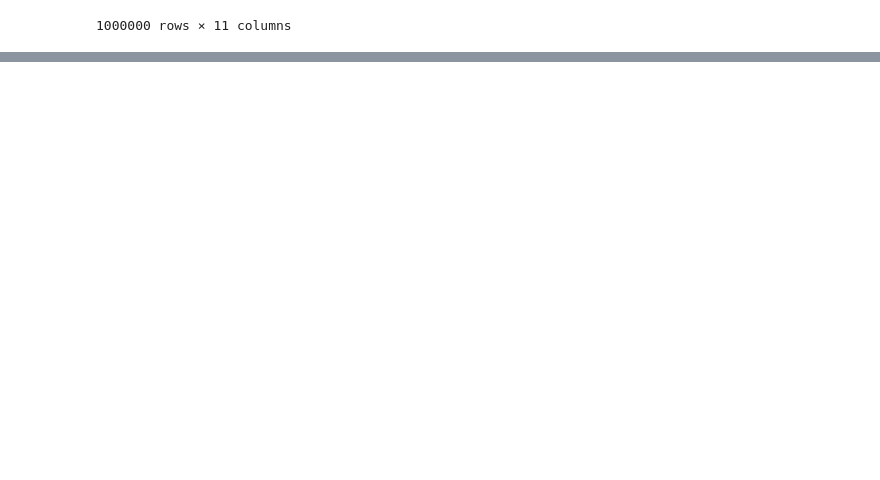
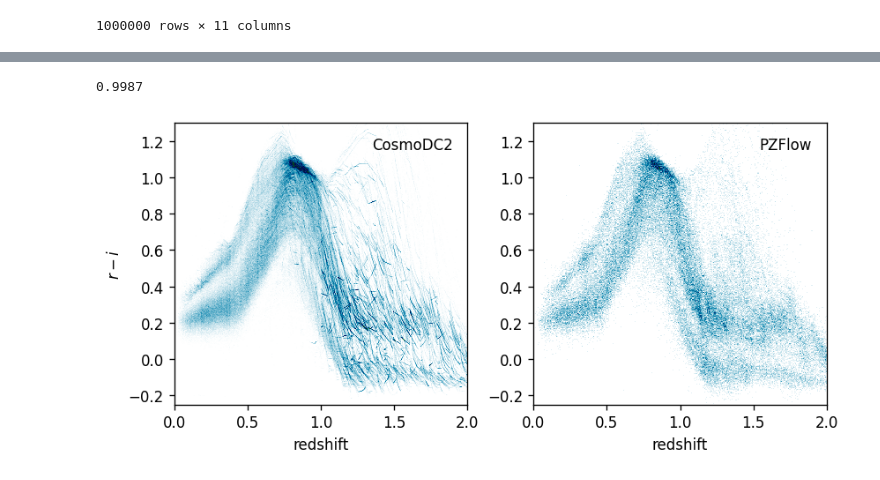
Before and after one commit to jfcrenshaw/pzflow-paper-2021, a Jupyter notebook: forward-modeling/main-flow.ipynb, the cells around one changed output, grey strips where cells are left out. Saved outputs shown, nothing was run; the diff lists cells and outputs as text; code cells hidden in the pictures; blank space fills up the shorter version.

```diff
--- a/forward-modeling/main-flow.ipynb
+++ b/forward-modeling/main-flow.ipynb
@@ -19,0 +65,2 @@ data
+# %%
+flow = Flow(file="saved-flows/main-flow.pzflow.pkl")
@@ -19,0 +107,42 @@ data
+# %%
+def quality_cut(sample: pd.DataFrame) -> pd.DataFrame:
+
+    return sample[
+        (sample["redshift"] > 0) &
+        (sample["u"] - sample["g"] > (data["u"] - data["g"]).min()) &
+        (sample["u"] - sample["g"] < (data["u"] - data["g"]).max()) &
+        (sample["g"] - sample["r"] > (data["g"] - data["r"]).min()) &
+        (sample["g"] - sample["r"] < (data["g"] - data["r"]).max()) &
+        (sample["r"] - sample["i"] > (data["r"] - data["i"]).min()) &
+        (sample["r"] - sample["i"] < (data["r"] - data["i"]).max()) &
+        (sample["i"] - sample["z"] > (data["i"] - data["z"]).min()) &
+        (sample["i"] - sample["z"] < (data["i"] - data["z"]).max()) &
+        (sample["z"] - sample["y"] > (data["z"] - data["y"]).min()) &
+        (sample["z"] - sample["y"] < (data["z"] - data["y"]).max())
+    ]
+# %%
+quality_cut(samples).shape[0] / samples.shape[0]
+# %% [output]
+0.9987
+# %%
+fig, (ax1, ax2) = plt.subplots(1, 2, figsize=(7, 3.2), constrained_layout=True, dpi=120)
+
+plot_settings ={
+    "bins": 512,
+    "cmap": "ocean_r",
+}
+
+samples2 = quality_cut(flow.sample(100_000, seed=0))
+
+ax1.hist2d(data["redshift"], data["r"] - data["i"], **plot_settings)
+ax2.hist2d(samples2["redshift"], samples2["r"] - samples2["i"], **plot_settings)
+
+ax1.set(xlim=(0, 2), ylim=(-0.25, 1.3), xlabel="redshift", ylabel="$r - i$")
+ax2.set(xlim=(0, 2), ylim=(-0.25, 1.3), xlabel="redshift")
+
+ax1.text(0.95, 0.95, "CosmoDC2", va='top', ha='right', transform=ax1.transAxes)
+ax2.text(0.95, 0.95, "PZFlow", va='top', ha='right', transform=ax2.transAxes)
+
+plt.show()
+# %% [output]
+[figure, added]
```
Also changed, not shown: parts of 9 cells of this notebook, 1 other file.
